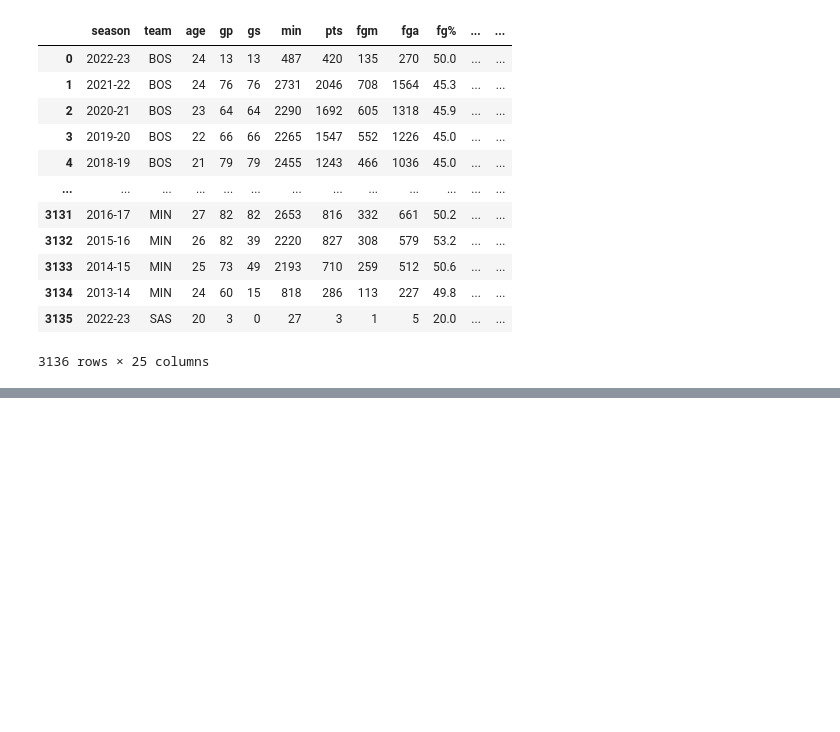
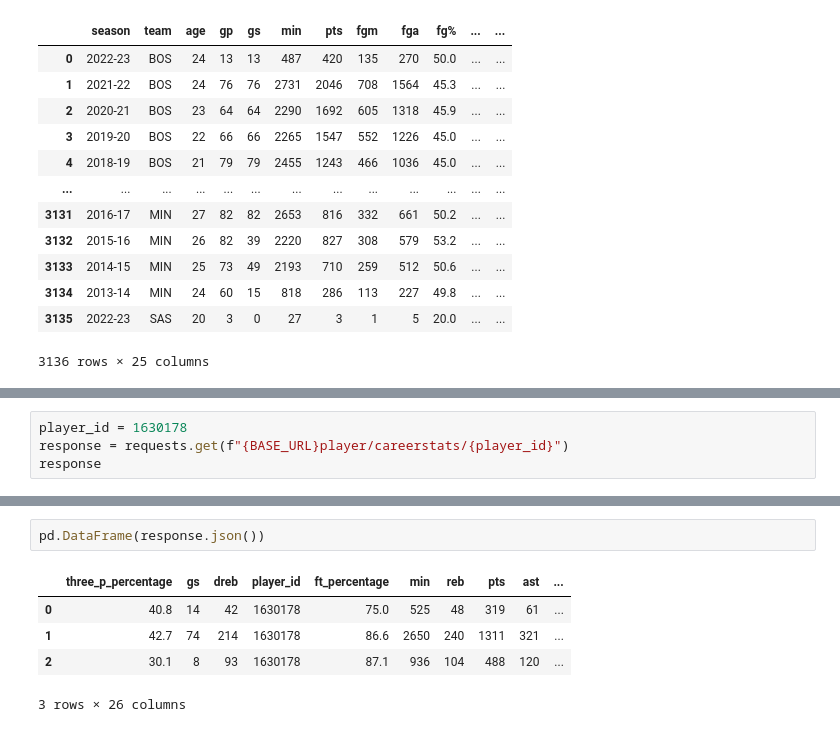
Before and after one commit to darakasrovi/nba_api, a Jupyter notebook: notebooks/Access NBA Data.ipynb, the cells around one changed output, grey strips where cells are left out. Drawn from its saved outputs; the diff is of its cells as text; blank space fills up the shorter version.

```diff
--- a/notebooks/Access NBA Data.ipynb
+++ b/notebooks/Access NBA Data.ipynb
@@ -78,0 +238,4 @@ player_career_stats
+# %%
+player_id = 1630178
+response = requests.get(f"{BASE_URL}player/careerstats/{player_id}")
+response
@@ -78,0 +264,8 @@ player_career_stats
+# %%
+pd.DataFrame(response.json())
+# %% [output]
+|  | three_p_percentage | gs | dreb | player_id | ft_percentage | min | reb | pts | ast | ... |
+| 0 | 40.8 | 14 | 42 | 1630178 | 75.0 | 525 | 48 | 319 | 61 | ... |
+| 1 | 42.7 | 74 | 214 | 1630178 | 86.6 | 2650 | 240 | 1311 | 321 | ... |
+| 2 | 30.1 | 8 | 93 | 1630178 | 87.1 | 936 | 104 | 488 | 120 | ... |
+3 rows × 26 columns
```
Also changed, not shown: parts of 24 cells of this notebook.
